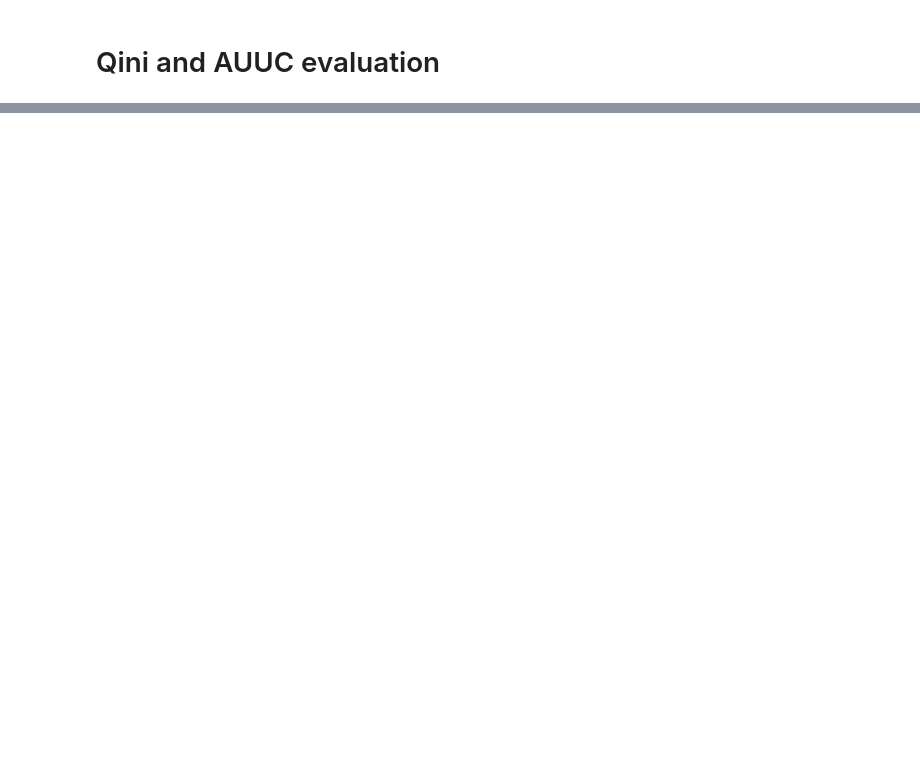
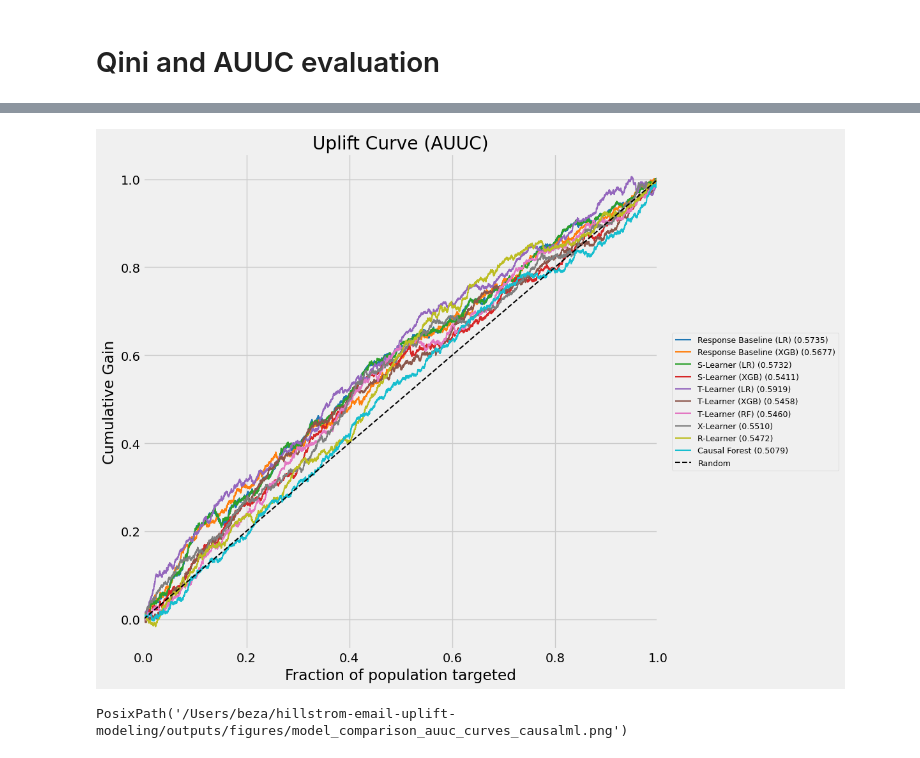
Before and after one commit to brianrp09232000/hillstrom-email-uplift-modeling, a Jupyter notebook: notebooks/10_evaluation_qini_auuc.ipynb, the cells around one changed output, grey strips where cells are left out. Drawn from its saved outputs; the diff is of its cells as text; code cells hidden in the pictures; blank space fills up the shorter version.

```diff
--- a/notebooks/10_evaluation_qini_auuc.ipynb
+++ b/notebooks/10_evaluation_qini_auuc.ipynb
@@ -261,0 +169,7 @@ Overall, the T-Learner (logistic) delivered the strongest single-split performan
+# %%
+
+fig_gain = plot_cumulative_gain_curve(y_test.values, treatment_test.values, tau_hat_dict, figsize=(12, 9))
+save_fig(fig_gain, "model_comparison_auuc_curves_causalml.png")
+# %% [output]
+[figure, added]
+PosixPath('/Users/beza/hillstrom-email-uplift-modeling/outputs/figures/model_comparison_auuc_curves_causalml.png')
```
Also changed, not shown: parts of 22 cells of this notebook, 3 other files.
